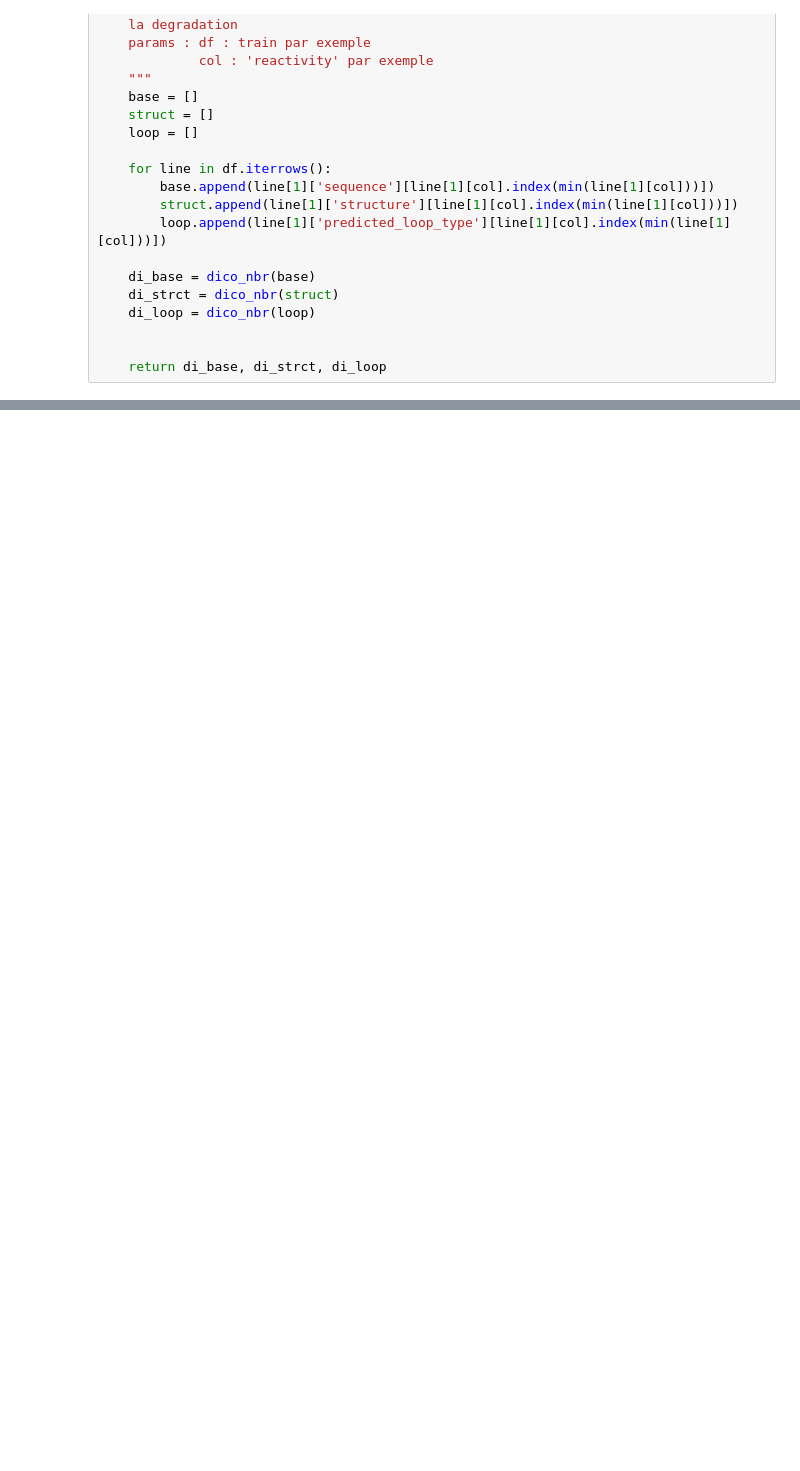
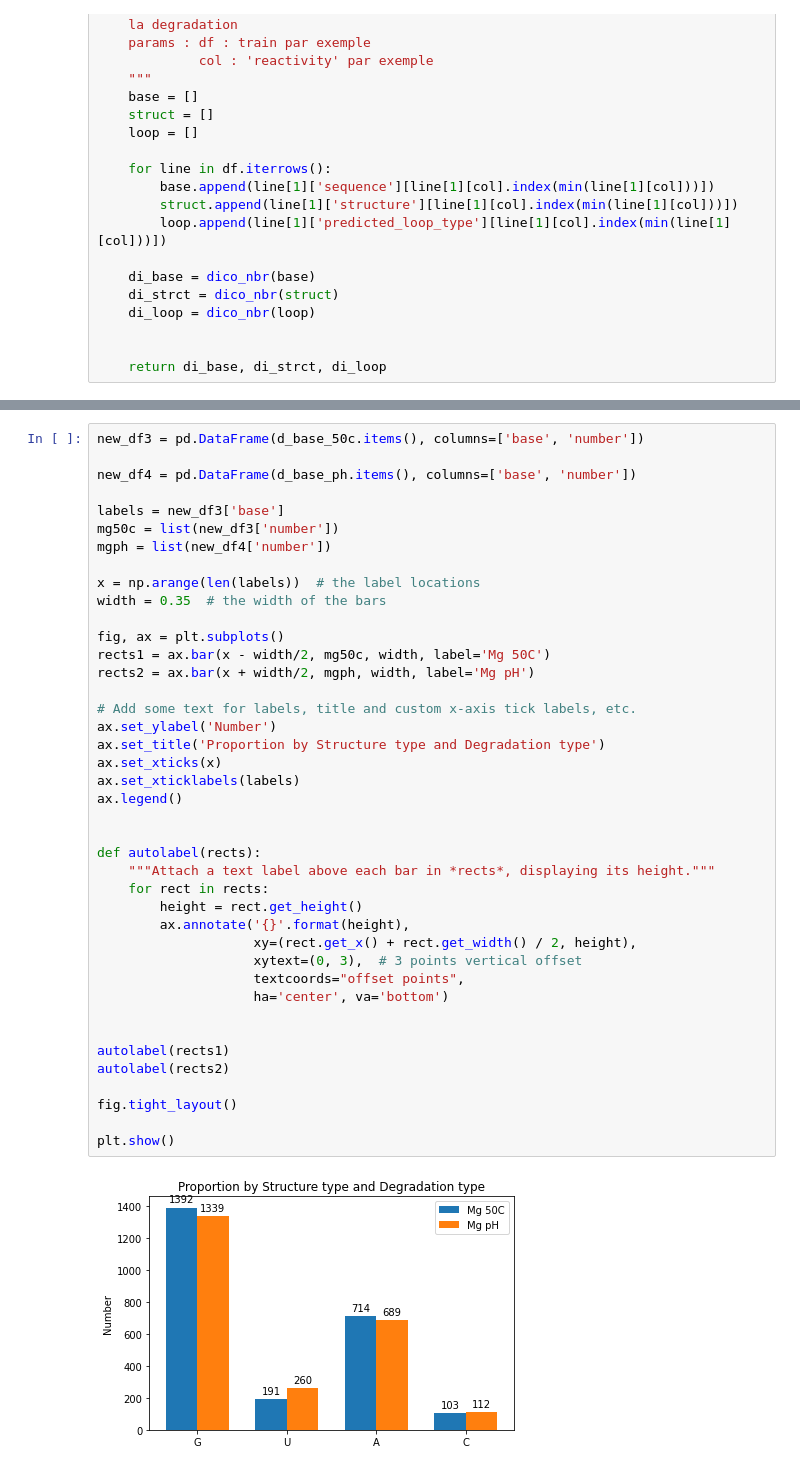
Before and after one commit to Sawzen/OpenVaccine-COVID-19-mRNA-Vaccine-Degradation-Prediction, a Jupyter notebook: Notebook/Test_Data_Visualisation.ipynb, the cells around one changed output, grey strips where cells are left out. Saved outputs shown, nothing was run; the diff lists cells and outputs as text; blank space fills up the shorter version.

```diff
--- a/Notebook/Test_Data_Visualisation.ipynb
+++ b/Notebook/Test_Data_Visualisation.ipynb
@@ -117,0 +157,43 @@ plt.show()
+# %%
+new_df3 = pd.DataFrame(d_base_50c.items(), columns=['base', 'number'])
+
+new_df4 = pd.DataFrame(d_base_ph.items(), columns=['base', 'number'])
+
+labels = new_df3['base']
+mg50c = list(new_df3['number'])
+mgph = list(new_df4['number'])
+
+x = np.arange(len(labels))  # the label locations
+width = 0.35  # the width of the bars
+
+fig, ax = plt.subplots()
+rects1 = ax.bar(x - width/2, mg50c, width, label='Mg 50C')
+rects2 = ax.bar(x + width/2, mgph, width, label='Mg pH')
+
+# Add some text for labels, title and custom x-axis tick labels, etc.
+ax.set_ylabel('Number')
+ax.set_title('Proportion by Structure type and Degradation type')
+ax.set_xticks(x)
+ax.set_xticklabels(labels)
+ax.legend()
+
+
+def autolabel(rects):
+    """Attach a text label above each bar in *rects*, displaying its height."""
+    for rect in rects:
+        height = rect.get_height()
+        ax.annotate('{}'.format(height),
+                    xy=(rect.get_x() + rect.get_width() / 2, height),
+                    xytext=(0, 3),  # 3 points vertical offset
+                    textcoords="offset points",
+                    ha='center', va='bottom')
+
+
+autolabel(rects1)
+autolabel(rects2)
+
+fig.tight_layout()
+
+plt.show()
+# %% [output]
+[figure, added]
```
Also changed, not shown: parts of 4 cells of this notebook.
